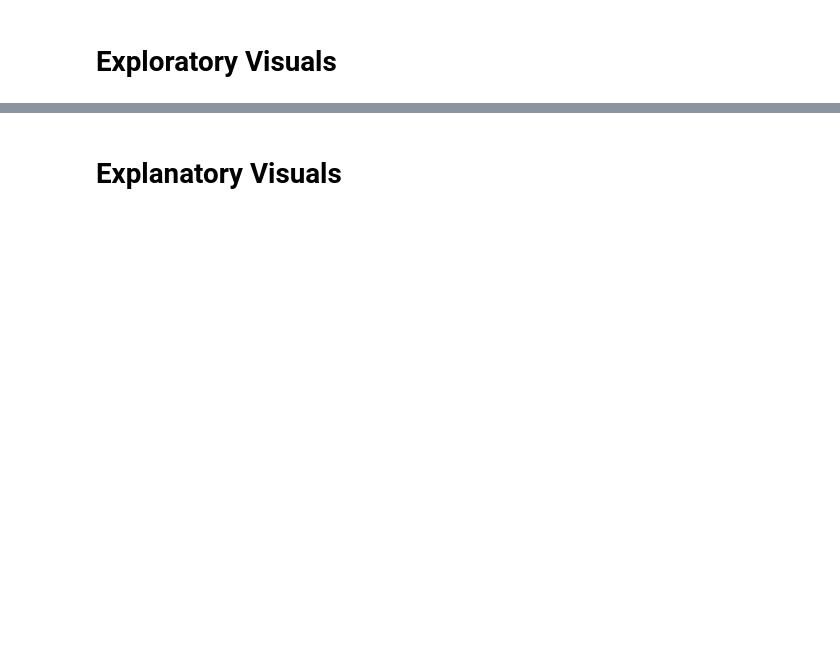
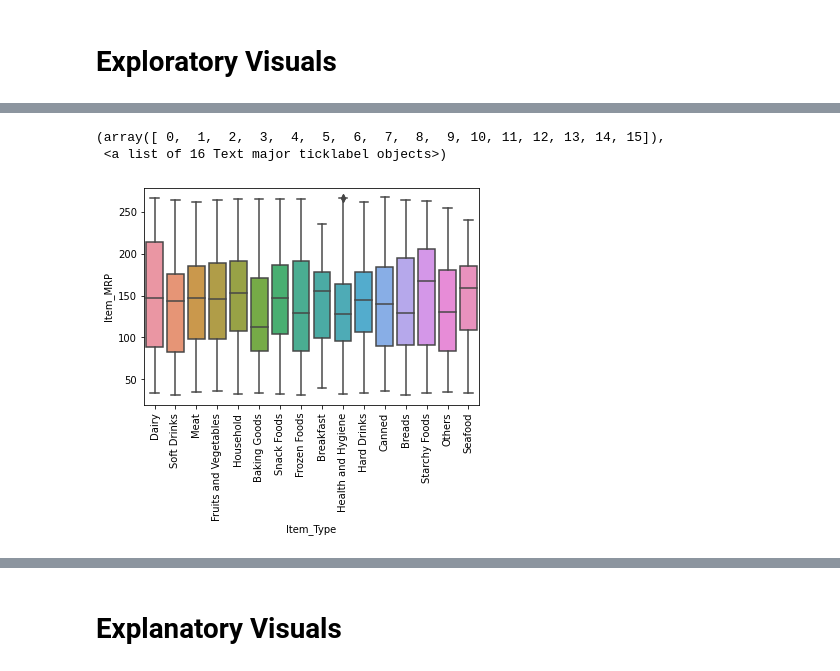
Before and after one commit to Ammon-Snell/Sales-predictions, a Jupyter notebook: Untitled0.ipynb, the cells around one changed output, grey strips where cells are left out. Cells and saved outputs as stored; diff of their text form; code cells hidden in the pictures; blank space fills up the shorter version.

```diff
--- a/Untitled0.ipynb
+++ b/Untitled0.ipynb
@@ -219,0 +220,8 @@ dtype: float64
+# %%
+# 2. Boxplots
+sns.boxplot(x = 'Item_Type', y = 'Item_MRP', data = sales_df)
+plt.xticks(rotation = 90)
+# %% [output]
+(array([ 0,  1,  2,  3,  4,  5,  6,  7,  8,  9, 10, 11, 12, 13, 14, 15]),
+ <a list of 16 Text major ticklabel objects>)
+[figure, added]
```
Also changed, not shown: parts of 7 cells of this notebook.
